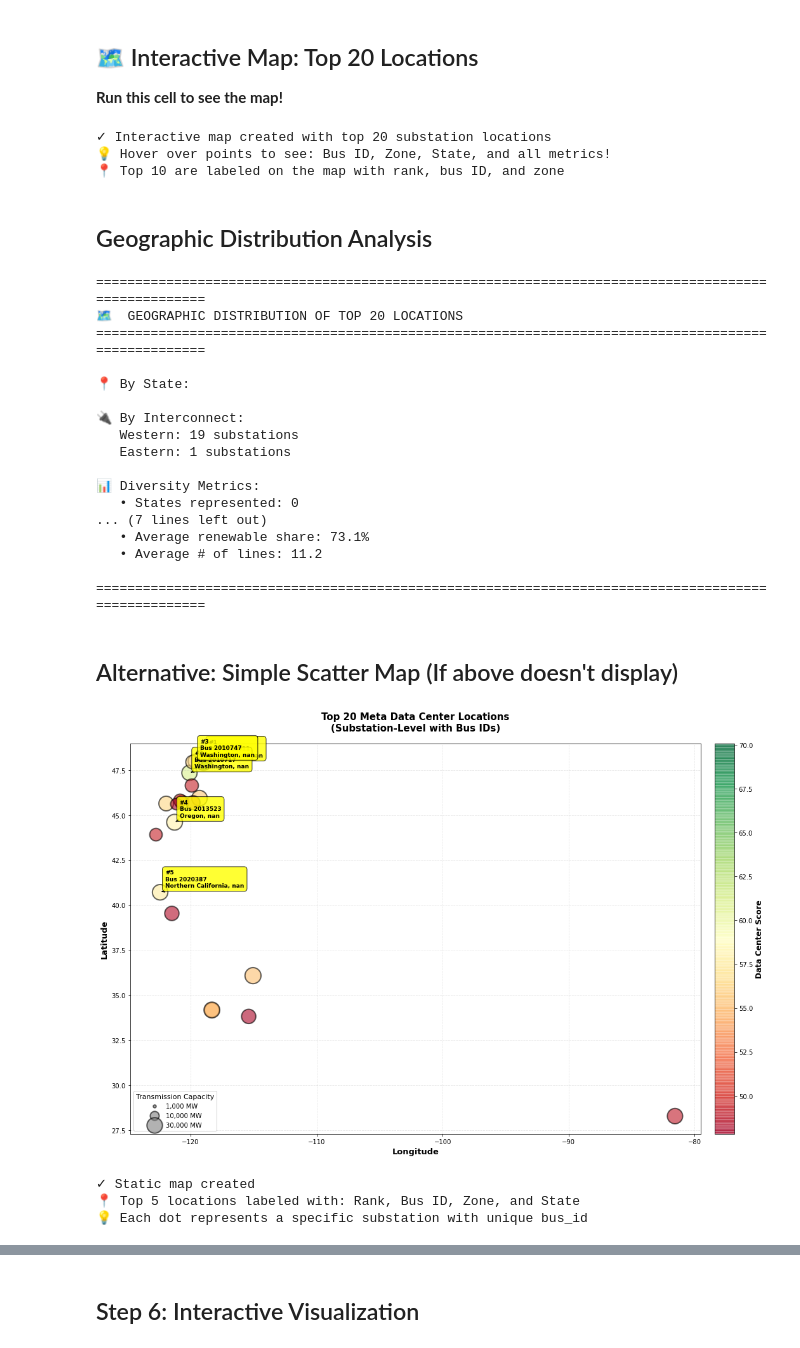
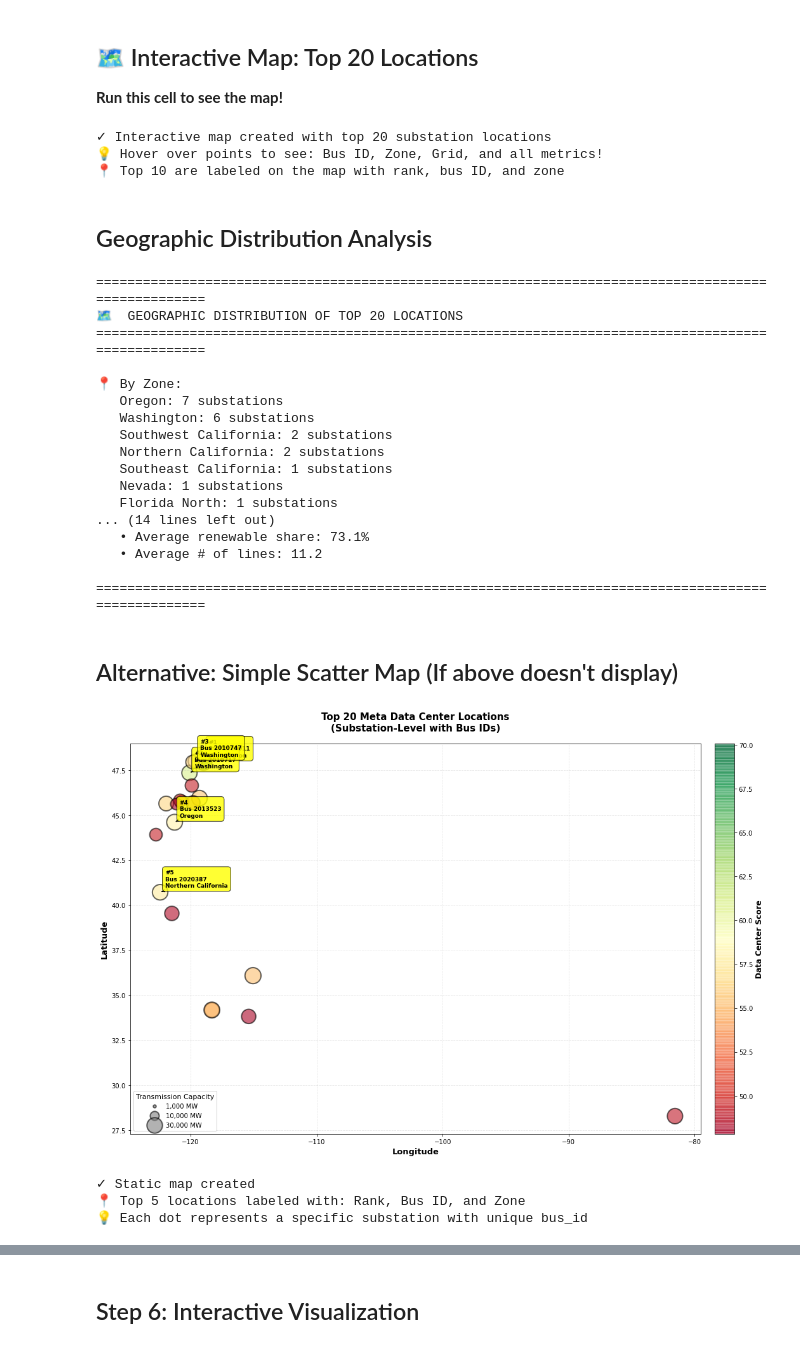
Before and after one commit to Aalyaan/climateEnergy25, a Jupyter notebook: siting_with_transmission.ipynb, the cells around one changed output, grey strips where cells are left out. Cells and saved outputs as stored; diff of their text form; code cells hidden in the pictures.

```diff
--- a/siting_with_transmission.ipynb
+++ b/siting_with_transmission.ipynb
@@ -347,11 +611,10 @@ This is the most granular grid data available - you're getting exact connection
 # Get top 20 substations for broader view
 meta_top20 = subs_filtered.nlargest(20, 'datacenter_score').copy()
 
-# Create descriptive location names
+# Create descriptive location names (Zone only, since state_code is empty in data)
 meta_top20['location_name'] = (
     'Bus ' + meta_top20['bus_id'].astype(str) +
-    ' - ' + meta_top20['zone_name'].fillna('Unknown') +
-    ', ' + meta_top20['state_code'].fillna('??')
+    ' - ' + meta_top20['zone_name'].fillna('Unknown')
 )
 
 print("="*100)
@@ -360,12 +623,12 @@ print("="*100)
 print(f"\nShowing top 20 out of {len(subs_filtered):,} analyzed substations\n")
 
 # Create summary table with better labels
-summary_top20 = meta_top20[['bus_id', 'location_name', 'node_lat', 'node_lon',
-                             'datacenter_score', 'sum_line_capacity_MW',
-                             'total_capacity_within_100km_MW', 'renewable_share_within_100km',
-                             'num_incident_lines']].copy()
+summary_top20 = meta_top20[['bus_id', 'location_name', 'zone_name', 'interconnect_id',
+                             'node_lat', 'node_lon', 'datacenter_score',
+                             'sum_line_capacity_MW', 'total_capacity_within_100km_MW',
+                             'renewable_share_within_100km', 'num_incident_lines']].copy()
 
-summary_top20.columns = ['Bus ID', 'Location', 'Latitude', 'Longitude',
+summary_top20.columns = ['Bus ID', 'Location', 'Zone', 'Grid', 'Latitude', 'Longitude',
                          'Score', 'Line Cap (MW)', 'Gen Cap (MW)', 'Renewable %', '# Lines']
 
 summary_top20.index = [f"#{i}" for i in range(1, 21)]
@@ -413,7 +676,7 @@ fig_top20 = px.scatter_geo(meta_top20,
                            hover_data={
                                'bus_id': True,
                                'zone_name': True,
-                               'state_code': True,
+                               'interconnect_id': True,
                                'datacenter_score': ':.1f',
                                'sum_line_capacity_MW': ':,.0f',
                                'total_capacity_within_100km_MW': ':,.0f',
@@ -424,7 +687,7 @@ fig_top20 = px.scatter_geo(meta_top20,
                                'location_name': False  # Don't show twice
                            },
                            color_continuous_scale='RdYlGn',
-                           title='🏢 Meta Data Center - Top 20 Substation Locations<br><sub>Bus ID - Zone, State</sub>',
+                           title='🏢 Meta Data Center - Top 20 Substation Locations<br><sub>Bus ID - Zone (Grid)</sub>',
                            scope='usa',
                            height=800,
                            size_max=40)
@@ -456,11 +719,11 @@ fig_top20.update_layout(
 fig_top20.show()
 
 print("\n✓ Interactive map created with top 20 substation locations")
-print("💡 Hover over points to see: Bus ID, Zone, State, and all metrics!")
+print("💡 Hover over points to see: Bus ID, Zone, Grid, and all metrics!")
 print("📍 Top 10 are labeled on the map with rank, bus ID, and zone")
 # %% [output]
 ✓ Interactive map created with top 20 substation locations
-💡 Hover over points to see: Bus ID, Zone, State, and all metrics!
+💡 Hover over points to see: Bus ID, Zone, Grid, and all metrics!
 📍 Top 10 are labeled on the map with rank, bus ID, and zone
 # %% [markdown]
 ## Geographic Distribution Analysis
@@ -470,11 +733,11 @@ print("="*100)
 print("🗺️  GEOGRAPHIC DISTRIBUTION OF TOP 20 LOCATIONS")
 print("="*100)
 
-# By state
-state_dist = meta_top20.groupby('state_code').size().sort_values(ascending=False)
-print("\n📍 By State:")
-for state, count in state_dist.items():
-    print(f"   {state}: {count} substations")
+# By zone (since state_code is empty in the data)
+zone_dist = meta_top20.groupby('zone_name').size().sort_values(ascending=False)
+print("\n📍 By Zone:")
+for zone, count in zone_dist.items():
+    print(f"   {zone}: {count} substations")
 
 # By interconnect
 interconnect_dist = meta_top20.groupby('interconnect_id').size().sort_values(ascending=False)
@@ -484,7 +747,7 @@ for interconnect, count in interconnect_dist.items():
 
 # Show diversity
 print(f"\n📊 Diversity Metrics:")
-print(f"   • States represented: {len(state_dist)}")
+print(f"   • Zones represented: {len(zone_dist)}")
 print(f"   • Interconnects represented: {len(interconnect_dist)}")
 print(f"   • Average score: {meta_top20['datacenter_score'].mean():.1f}")
 print(f"   • Score range: {meta_top20['datacenter_score'].min():.1f} - {meta_top20['datacenter_score'].max():.1f}")
@@ -502,15 +765,15 @@ print("\n" + "="*100)
 🗺️  GEOGRAPHIC DISTRIBUTION OF TOP 20 LOCATIONS
 ====================================================================================================
 
-📍 By State:
-
-🔌 By Interconnect:
-   Western: 19 substations
-   Eastern: 1 substations
-
-📊 Diversity Metrics:
-   • States represented: 0
-... (7 lines left out)
+📍 By Zone:
+   Oregon: 7 substations
+   Washington: 6 substations
+   Southwest California: 2 substations
+   Northern California: 2 substations
+   Southeast California: 1 substations
+   Nevada: 1 substations
+   Florida North: 1 substations
+... (14 lines left out)
    • Average renewable share: 73.1%
    • Average # of lines: 11.2
 
@@ -536,7 +799,7 @@ scatter = ax.scatter(meta_top20['node_lon'],
 # Add labels for top 5 with better info
 for idx, row in meta_top20.head(5).iterrows():
     rank = list(meta_top20.index).index(idx) + 1
-    label = f"#{rank}\nBus {row['bus_id']}\n{row['zone_name']}, {row['state_code']}"
+    label = f"#{rank}\nBus {row['bus_id']}\n{row['zone_name']}"
 
     ax.annotate(label,
                 xy=(row['node_lon'], row['node_lat']),
@@ -545,37 +808,37 @@ for idx, row in meta_top20.head(5).iterrows():
                 fontsize=9,
                 fontweight='bold',
                 bbox=dict(boxstyle='round,pad=0.5', facecolor='yellow', alpha=0.8, edgecolor='black'),
                 arrowprops=dict(arrowstyle='->', connectionstyle='arc3,rad=0', lw=1.5))
 
 # Formatting
 ax.set_xlabel('Longitude', fontsize=13, fontweight='bold')
 ax.set_ylabel('Latitude', fontsize=13, fontweight='bold')
 ax.set_title('Top 20 Meta Data Center Locations\n(Substation-Level with Bus IDs)',
              fontsize=15, fontweight='bold', pad=20)
 ax.grid(True, alpha=0.3, linestyle='--')
 
 # Add colorbar
 cbar = plt.colorbar(scatter, ax=ax, pad=0.02)
 cbar.set_label('Data Center Score', fontsize=12, fontweight='bold')
 
 # Add legend for size
 sizes = [1000, 10000, 30000]
 labels = ['1,000 MW', '10,000 MW', '30,000 MW']
 legend_elements = [plt.scatter([], [], s=s/50, c='gray', alpha=0.6, edgecolors='black', linewidth=2)
                    for s in sizes]
 ax.legend(legend_elements, labels, title='Transmission Capacity',
           loc='lower left', fontsize=10, title_fontsize=11, framealpha=0.9)
 
 plt.tight_layout()
 plt.show()
 
 print("\n✓ Static map created")
-print("📍 Top 5 locations labeled with: Rank, Bus ID, Zone, and State")
+print("📍 Top 5 locations labeled with: Rank, Bus ID, and Zone")
 print("💡 Each dot represents a specific substation with unique bus_id")
 # %% [output]
-[figure, old version]
+[figure, new version]
 ✓ Static map created
-📍 Top 5 locations labeled with: Rank, Bus ID, Zone, and State
+📍 Top 5 locations labeled with: Rank, Bus ID, and Zone
 💡 Each dot represents a specific substation with unique bus_id
 # %% [markdown]
 ## 📝 About Substation Naming
```
Also changed, not shown: parts of 12 cells of this notebook, 7 other files.
